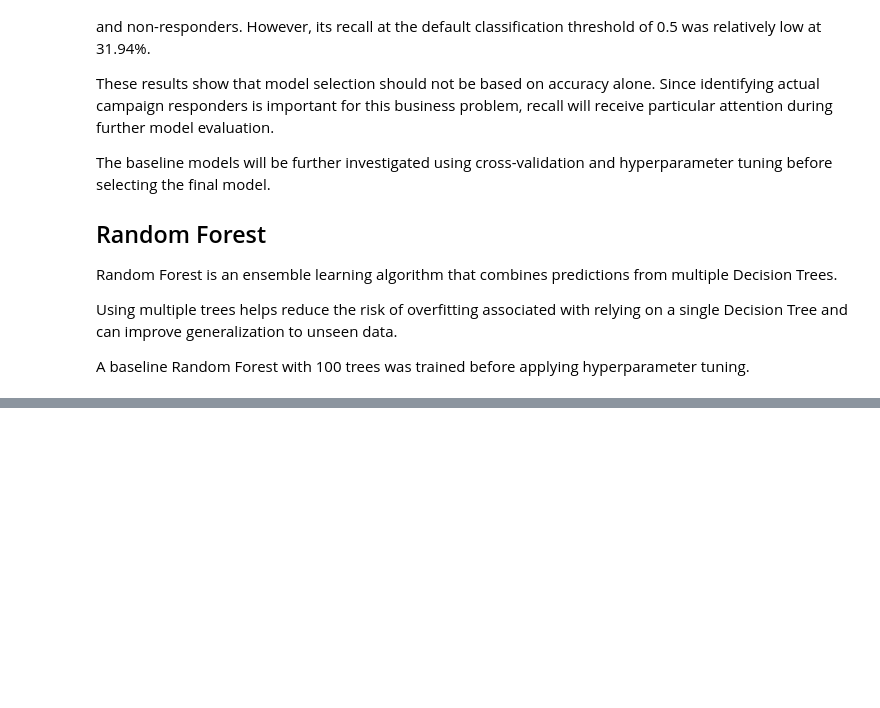
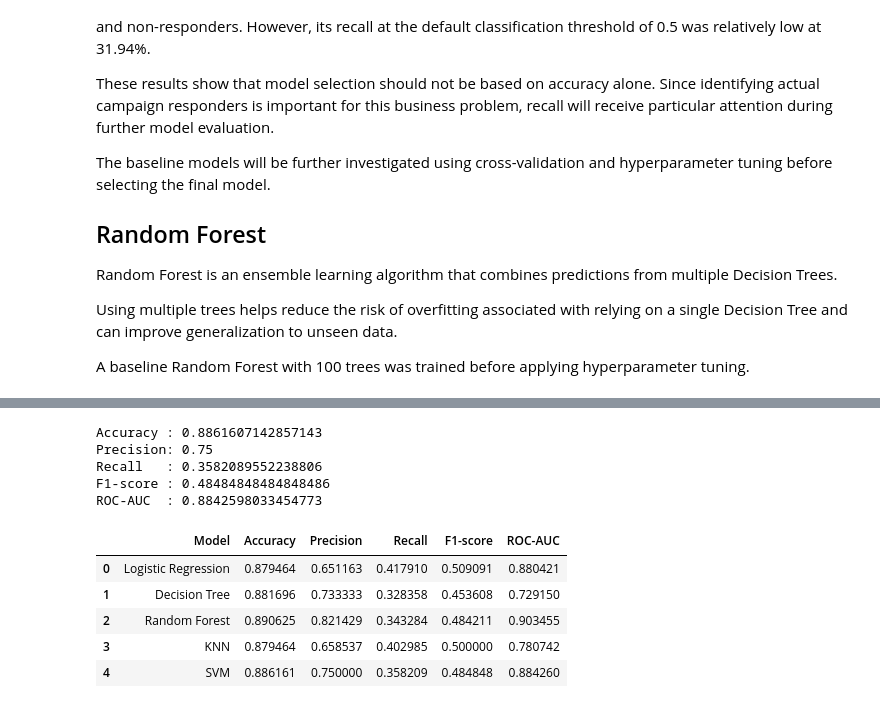
Before and after one commit to GomsVenky/customer-behavior-prediction, a Jupyter notebook: notebooks/01_data_exploration.ipynb, the cells around one changed output, grey strips where cells are left out. Cells and saved outputs as stored; diff of their text form; code cells hidden in the pictures; blank space fills up the shorter version.

```diff
--- a/notebooks/01_data_exploration.ipynb
+++ b/notebooks/01_data_exploration.ipynb
@@ -1143,0 +2197,75 @@ A baseline Random Forest with 100 trees was trained before applying hyperparamet
+# %%
+final_svm_pred = final_svm_model.predict(X_test_no_id_scaled)
+final_svm_prob = final_svm_model.predict_proba(X_test_no_id_scaled)[:, 1]
+
+final_svm_accuracy = accuracy_score(y_test_no_id, final_svm_pred)
+final_svm_precision = precision_score(y_test_no_id, final_svm_pred)
+final_svm_recall = recall_score(y_test_no_id, final_svm_pred)
+final_svm_f1 = f1_score(y_test_no_id, final_svm_pred)
+final_svm_roc_auc = roc_auc_score(y_test_no_id, final_svm_prob)
+
+print("Accuracy :", final_svm_accuracy)
+print("Precision:", final_svm_precision)
+print("Recall   :", final_svm_recall)
+print("F1-score :", final_svm_f1)
+print("ROC-AUC  :", final_svm_roc_auc)
+# %% [output]
+Accuracy : 0.8861607142857143
+Precision: 0.75
+Recall   : 0.3582089552238806
+F1-score : 0.48484848484848486
+ROC-AUC  : 0.8842598033454773
+# %%
+final_results = pd.DataFrame({
+    "Model": [
+        "Logistic Regression",
+        "Decision Tree",
+        "Random Forest",
+        "KNN",
+        "SVM"
+    ],
+    "Accuracy": [
+        final_lr_accuracy,
+        final_dt_accuracy,
+        rf_no_id_accuracy,
+        final_knn_accuracy,
+        final_svm_accuracy
+    ],
+    "Precision": [
+        final_lr_precision,
+        final_dt_precision,
+        rf_no_id_precision,
+        final_knn_precision,
+        final_svm_precision
+    ],
+    "Recall": [
+        final_lr_recall,
+        final_dt_recall,
+        rf_no_id_recall,
+        final_knn_recall,
+        final_svm_recall
+    ],
+    "F1-score": [
+        final_lr_f1,
+        final_dt_f1,
+        rf_no_id_f1,
+        final_knn_f1,
+        final_svm_f1
+    ],
+    "ROC-AUC": [
+        final_lr_roc_auc,
+        final_dt_roc_auc,
+        rf_no_id_roc_auc,
+        final_knn_roc_auc,
+        final_svm_roc_auc
+    ]
+})
+
+final_results
+# %% [output]
+|  | Model | Accuracy | Precision | Recall | F1-score | ROC-AUC |
+| 0 | Logistic Regression | 0.879464 | 0.651163 | 0.417910 | 0.509091 | 0.880421 |
+| 1 | Decision Tree | 0.881696 | 0.733333 | 0.328358 | 0.453608 | 0.729150 |
+| 2 | Random Forest | 0.890625 | 0.821429 | 0.343284 | 0.484211 | 0.903455 |
+| 3 | KNN | 0.879464 | 0.658537 | 0.402985 | 0.500000 | 0.780742 |
+| 4 | SVM | 0.886161 | 0.750000 | 0.358209 | 0.484848 | 0.884260 |
```
Also changed, not shown: parts of 60 cells of this notebook, 1 other file.
